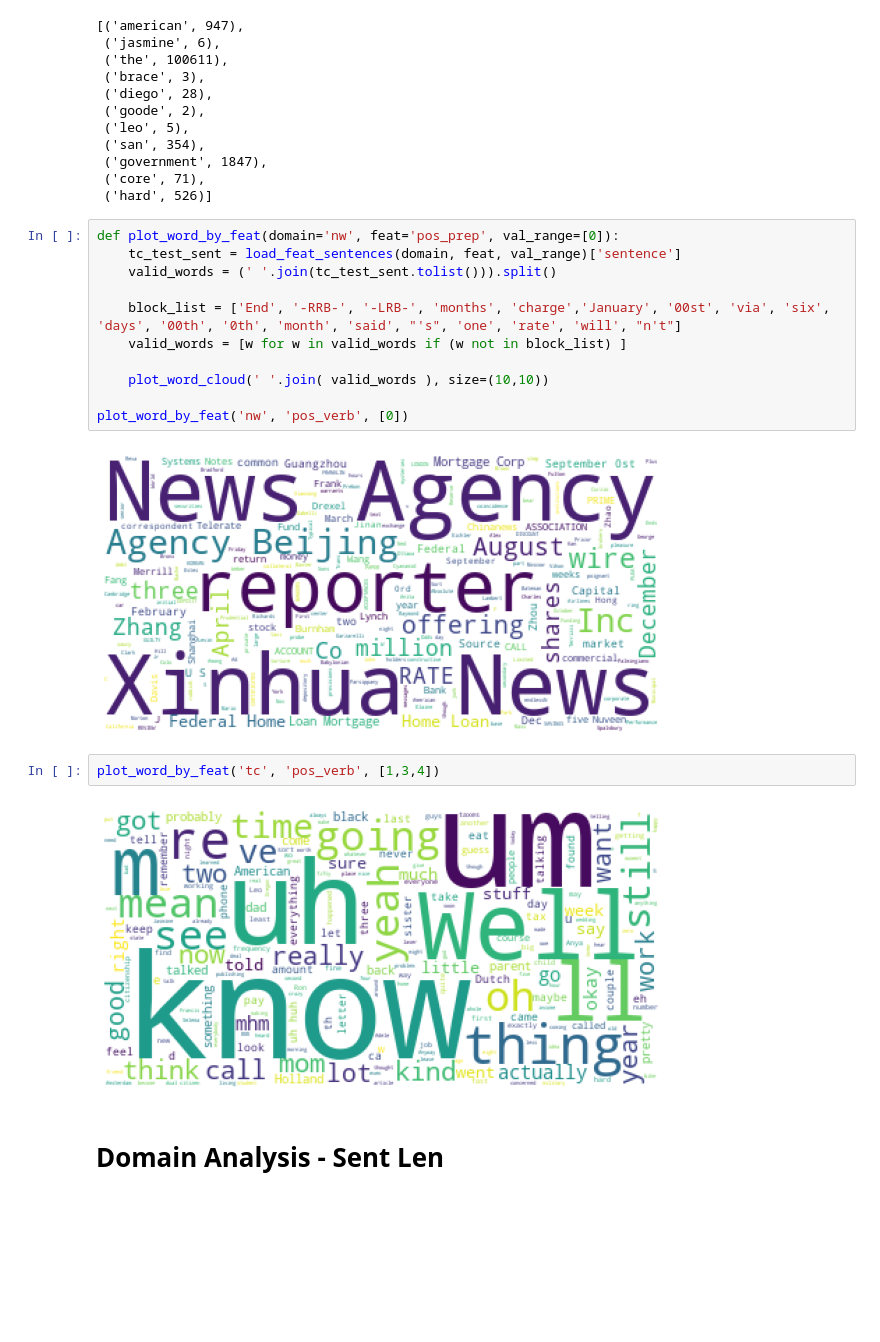
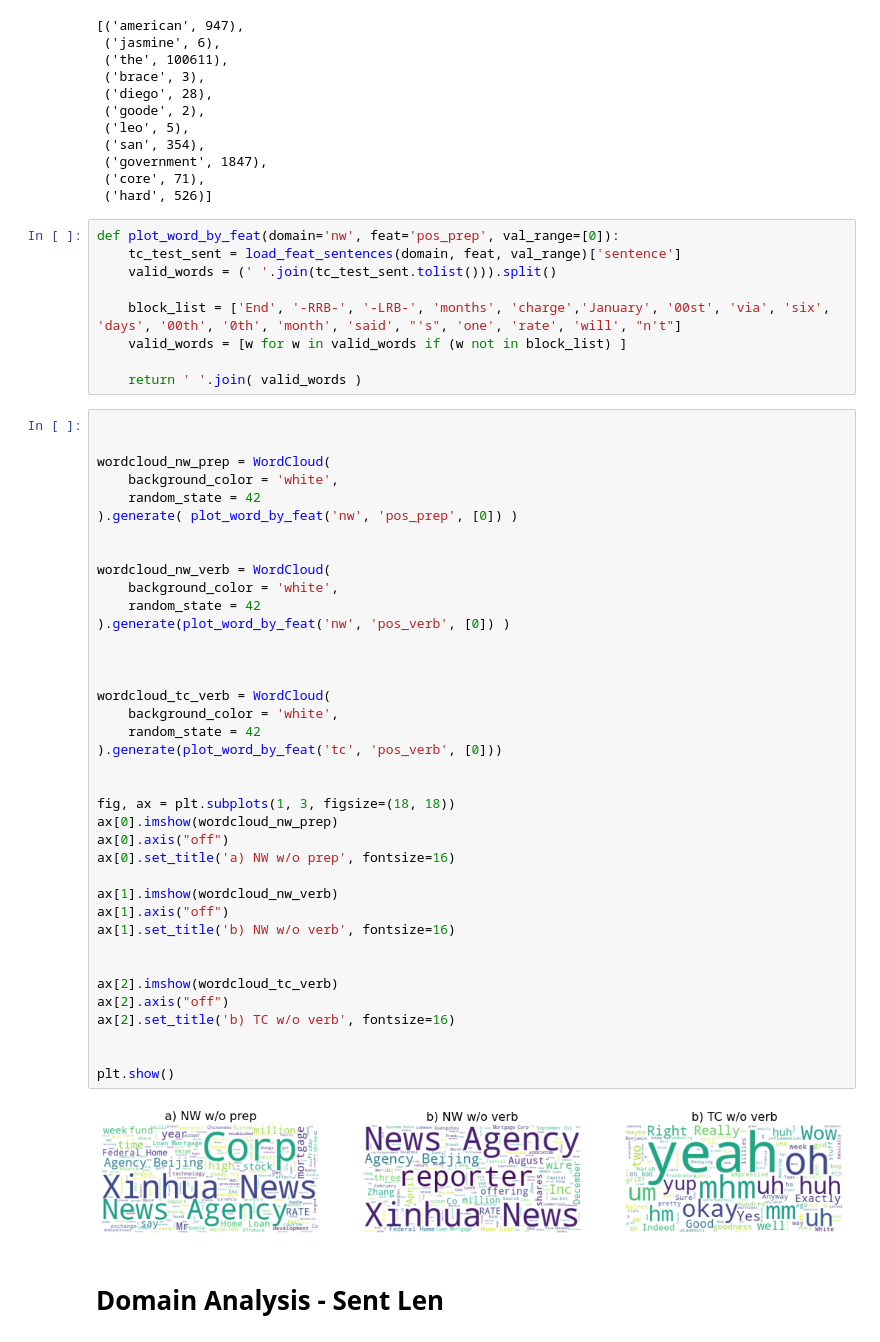
Before and after one commit to ixiaopan/NER_Tagger, a Jupyter notebook: corpus_profile.ipynb, the cells around one changed output. Saved outputs shown, nothing was run; the diff lists cells and outputs as text; blank space fills up the shorter version.

```diff
--- a/corpus_profile.ipynb
+++ b/corpus_profile.ipynb
@@ -555,15 +654,47 @@ def plot_word_by_feat(domain='nw', feat='pos_prep', val_range=[0]):
     block_list = ['End', '-RRB-', '-LRB-', 'months', 'charge','January', '00st', 'via', 'six', 'days', '00th', '0th', 'month', 'said', "'s", 'one', 'rate', 'will', "n't"]
     valid_words = [w for w in valid_words if (w not in block_list) ]
 
-    plot_word_cloud(' '.join( valid_words ), size=(10,10))
-
-plot_word_by_feat('nw', 'pos_verb', [0])
+    return ' '.join( valid_words )
-# %% [output]
-[figure, removed]
-# %%
-plot_word_by_feat('tc', 'pos_verb', [1,3,4])
-# %% [output]
-[figure, removed]
+# %%
+
+
+wordcloud_nw_prep = WordCloud(
+    background_color = 'white',
+    random_state = 42
+).generate( plot_word_by_feat('nw', 'pos_prep', [0]) )
+
+
+wordcloud_nw_verb = WordCloud(
+    background_color = 'white',
+    random_state = 42
+).generate(plot_word_by_feat('nw', 'pos_verb', [0]) )
+
+
+
+wordcloud_tc_verb = WordCloud(
+    background_color = 'white',
+    random_state = 42
+).generate(plot_word_by_feat('tc', 'pos_verb', [0]))
+
+
+fig, ax = plt.subplots(1, 3, figsize=(18, 18))
+ax[0].imshow(wordcloud_nw_prep)
+ax[0].axis("off")
+ax[0].set_title('a) NW w/o prep', fontsize=16)
+
+ax[1].imshow(wordcloud_nw_verb)
+ax[1].axis("off")
+ax[1].set_title('b) NW w/o verb', fontsize=16)
+
+
+ax[2].imshow(wordcloud_tc_verb)
+ax[2].axis("off")
+ax[2].set_title('b) TC w/o verb', fontsize=16)
+
+
+plt.show()
+# %% [output]
+[figure, added]
 # %% [markdown]
 #  Domain Analysis - Sent Len
 # %%
```
Also changed, not shown: parts of 27 cells of this notebook, 1 other file.
